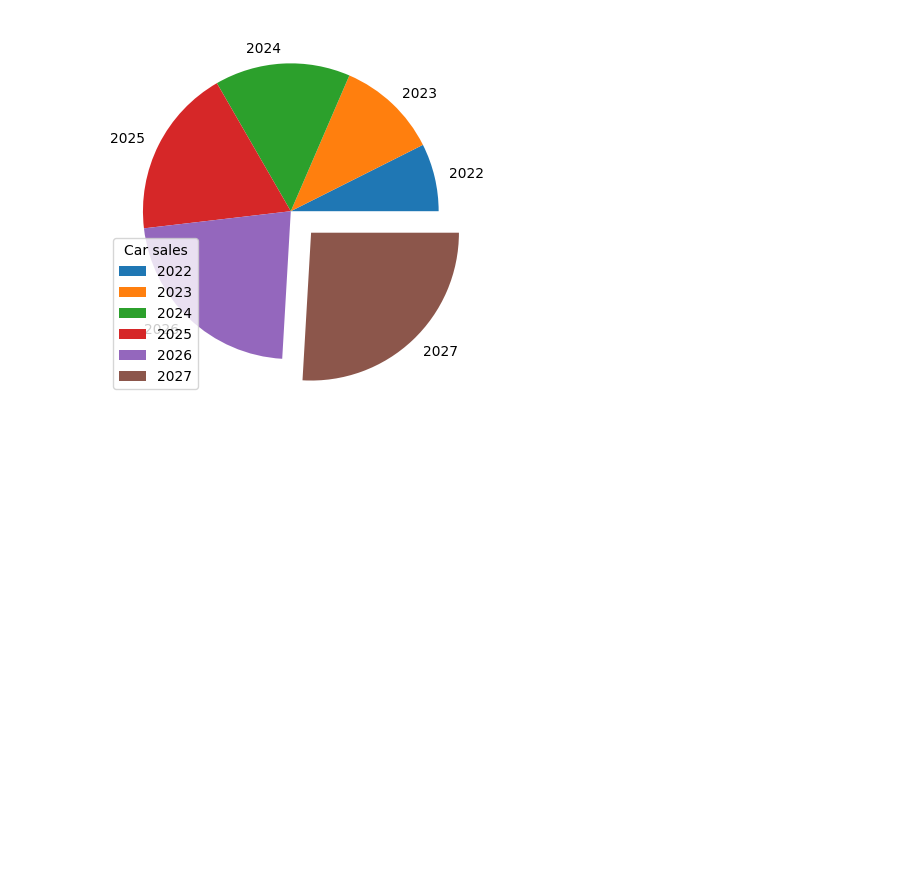
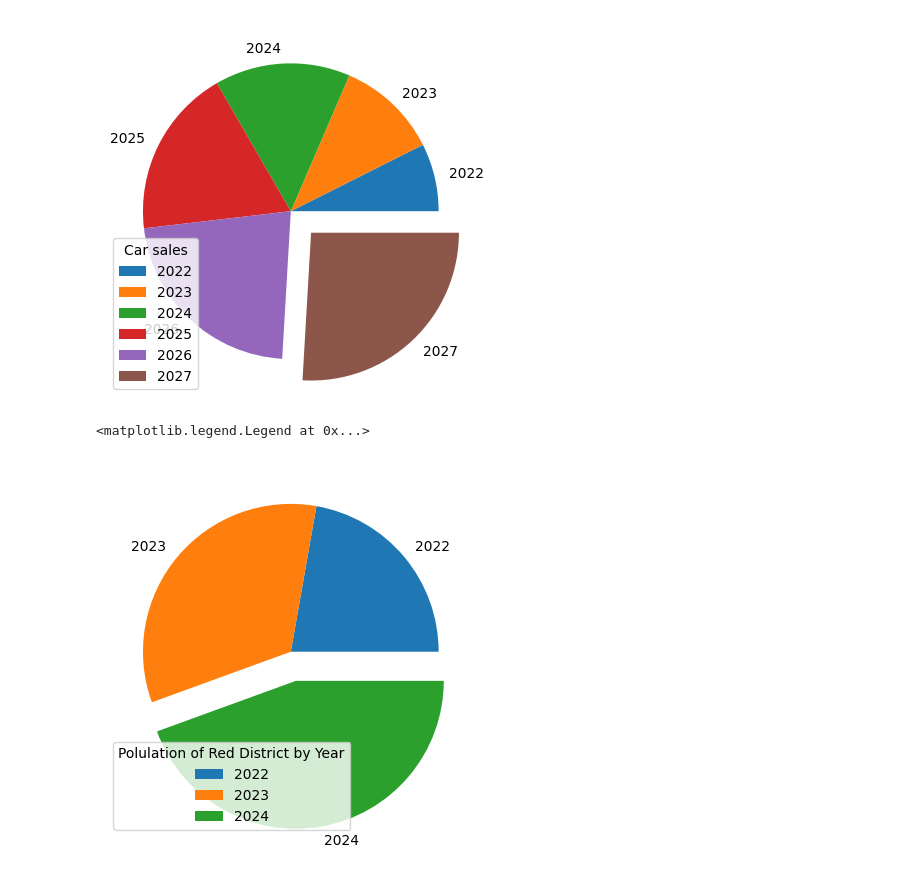
Before and after one commit to nacht29/python, a Jupyter notebook: jupyter/explore.ipynb, the cells around one changed output. Cells and saved outputs as stored; diff of their text form; code cells hidden in the pictures; blank space fills up the shorter version.

```diff
--- a/jupyter/explore.ipynb
+++ b/jupyter/explore.ipynb
@@ -76,3 +76,31 @@ plt.legend(title = "Car sales")
 # %% [output]
 <matplotlib.legend.Legend at 0x...>
 [figure]
+# %%
+population_by_year = {
+	"Year": [2022, 2023, 2024],
+	"Population": [2000, 3000, 4000]
+}
+
+df = pd.DataFrame(population_by_year)
+df
+# %%
+pie = np.array(df["Population"])
+max_idx = np.argmax(pie)
+
+distinct = True
+for i in range(len(pie)):
+	if (pie[i] == pie[max_idx] and i != max_idx):
+		distinct = False
+		break
+
+if distinct == True:
+	explode = [0.2 if i == max_idx else 0 for i in range(len(pie))]
+else:
+	explode = [0 for i in range(len(pie))]
+# %%
+plt.pie(pie, labels = df["Year"], explode = explode)
+plt.legend(title = "Polulation of Red District by Year")
+# %% [output]
+<matplotlib.legend.Legend at 0x...>
+[figure, added]
```
Also changed, not shown: 3 other files.
